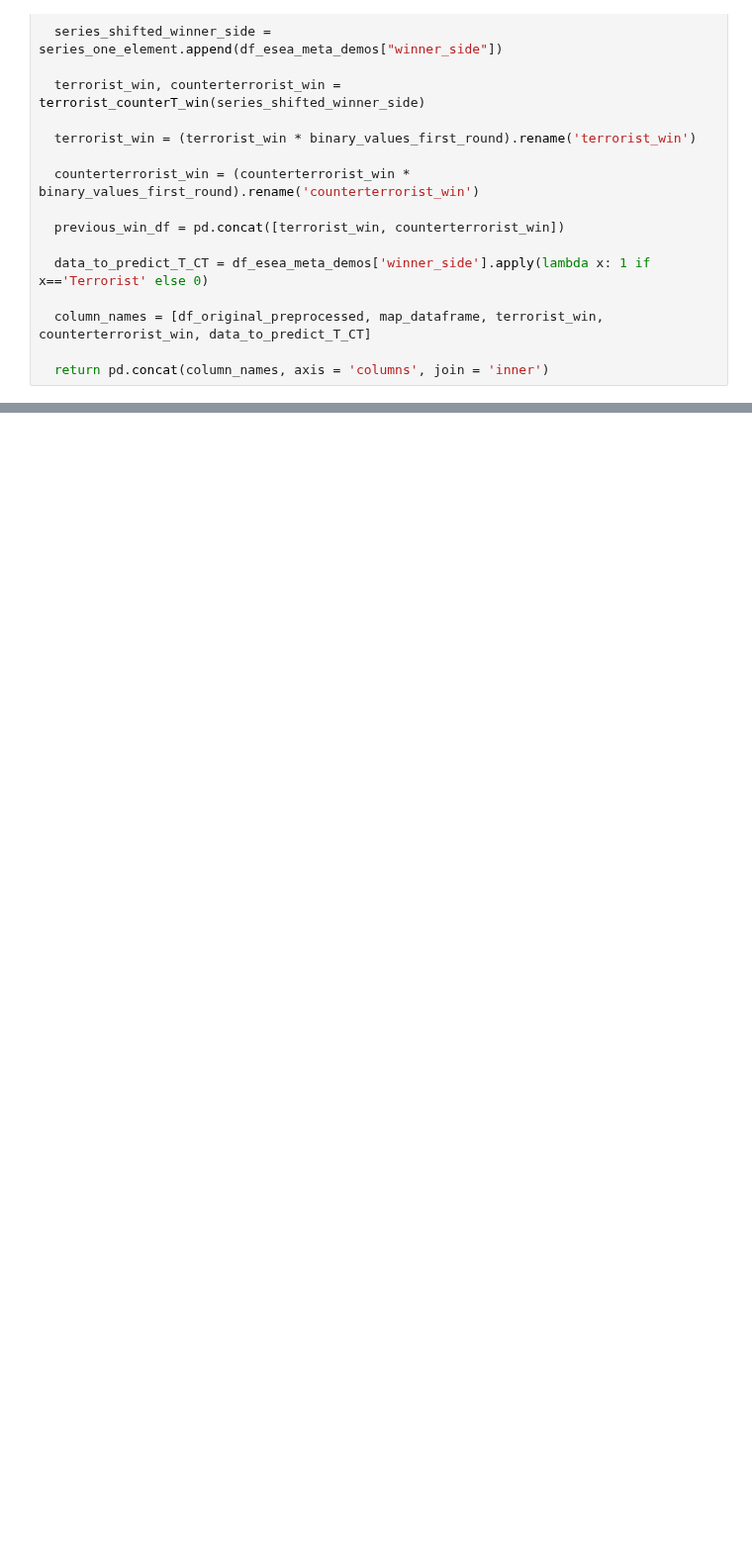
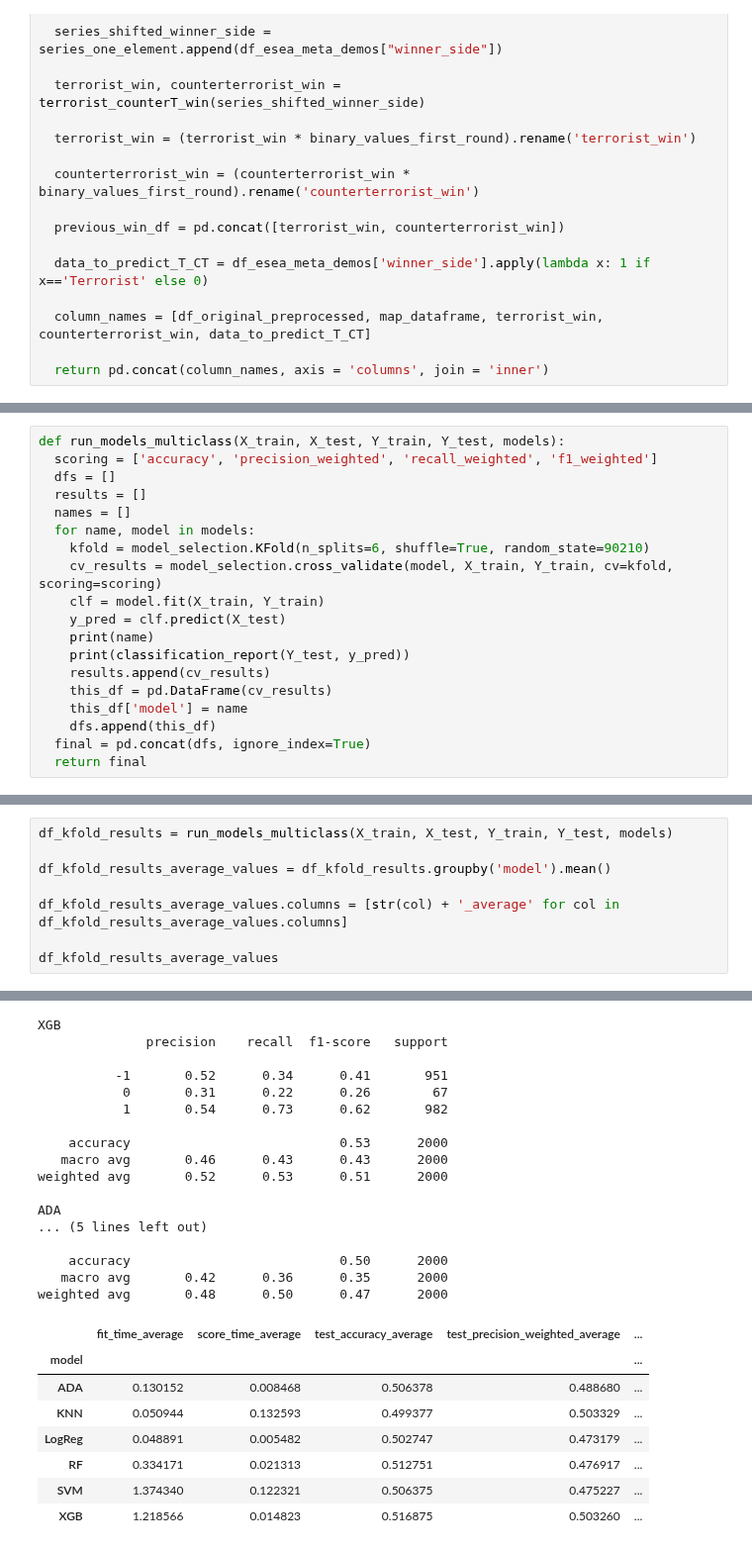
Before and after one commit to gandhimonil9823/CS_GO_Analysis, a Jupyter notebook: Algorithm_Analysis.ipynb, the cells around one changed output, grey strips where cells are left out. Shown at 99% size. Drawn from its saved outputs; the diff is of its cells as text; blank space fills up the shorter version.

```diff
--- a/Algorithm_Analysis.ipynb
+++ b/Algorithm_Analysis.ipynb
@@ -122,0 +244,19 @@ df_meta_data
+# %%
+def run_models_multiclass(X_train, X_test, Y_train, Y_test, models):
+  scoring = ['accuracy', 'precision_weighted', 'recall_weighted', 'f1_weighted']
+  dfs = []
+  results = []
+  names = []
+  for name, model in models:
+    kfold = model_selection.KFold(n_splits=6, shuffle=True, random_state=90210)
+    cv_results = model_selection.cross_validate(model, X_train, Y_train, cv=kfold, scoring=scoring)
+    clf = model.fit(X_train, Y_train)
+    y_pred = clf.predict(X_test)
+    print(name)
+    print(classification_report(Y_test, y_pred))
+    results.append(cv_results)
+    this_df = pd.DataFrame(cv_results)
+    this_df['model'] = name
+    dfs.append(this_df)
+  final = pd.concat(dfs, ignore_index=True)
+  return final
@@ -122,0 +301,9 @@ df_meta_data
+# %%
+df_kfold_results = run_models_multiclass(X_train, X_test, Y_train, Y_test, models)
+
+df_kfold_results_average_values = df_kfold_results.groupby('model').mean()
+
+df_kfold_results_average_values.columns = [str(col) + '_average' for col in df_kfold_results_average_values.columns]
+
+df_kfold_results_average_values
+# %% [output]
@@ -122,0 +350,25 @@ df_meta_data
+XGB
+              precision    recall  f1-score   support
+
+          -1       0.52      0.34      0.41       951
+           0       0.31      0.22      0.26        67
+           1       0.54      0.73      0.62       982
+
+    accuracy                           0.53      2000
+   macro avg       0.46      0.43      0.43      2000
+weighted avg       0.52      0.53      0.51      2000
+
+ADA
+... (5 lines left out)
+
+    accuracy                           0.50      2000
+   macro avg       0.42      0.36      0.35      2000
+weighted avg       0.48      0.50      0.47      2000
+|  | fit_time_average | score_time_average | test_accuracy_average | test_precision_weighted_average | ... |
+| model |  |  |  |  | ... |
+| ADA | 0.130152 | 0.008468 | 0.506378 | 0.488680 | ... |
+| KNN | 0.050944 | 0.132593 | 0.499377 | 0.503329 | ... |
+| LogReg | 0.048891 | 0.005482 | 0.502747 | 0.473179 | ... |
+| RF | 0.334171 | 0.021313 | 0.512751 | 0.476917 | ... |
+| SVM | 1.374340 | 0.122321 | 0.506375 | 0.475227 | ... |
+| XGB | 1.218566 | 0.014823 | 0.516875 | 0.503260 | ... |
```
Also changed, not shown: parts of 19 cells of this notebook.
